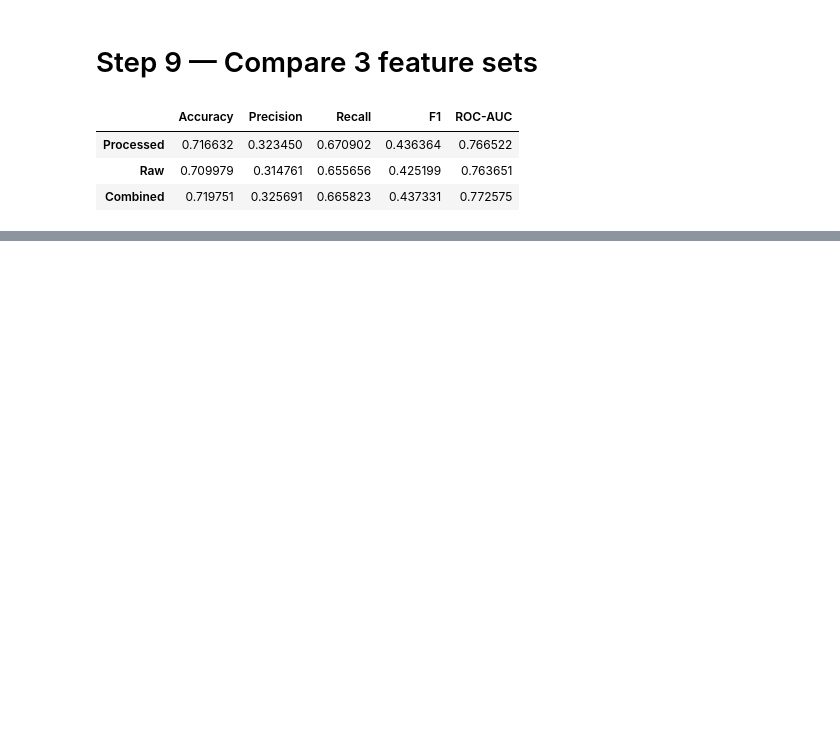
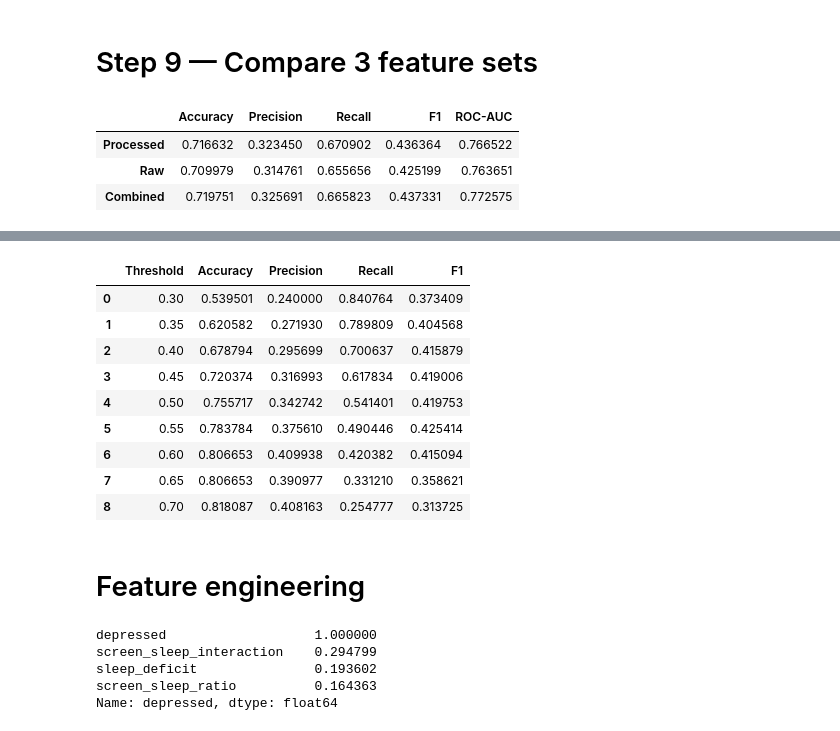
Before and after one commit to Muzammil-Ansari-17/Depression_Risk_Prediction, a Jupyter notebook: DRP.ipynb, the cells around one changed output, grey strips where cells are left out. Cells and saved outputs as stored; diff of their text form; code cells hidden in the pictures; blank space fills up the shorter version.

```diff
--- a/DRP.ipynb
+++ b/DRP.ipynb
@@ -650,0 +849,10 @@ models = {
+# %%
+grid = GridSearchCV(
+    estimator=log_pipe,
+    param_grid=param_grid,
+    scoring='f1',
+    cv=cv,
+    n_jobs=-1
+)
+
+grid.fit(X_train, y_train)
@@ -650,0 +889,13 @@ models = {
+# %%
+final_log_model = Pipeline([
+    ('preprocessor', prep),
+    ('classifier', LogisticRegression(
+        C=0.01,
+        class_weight={0: 1, 1: 4},
+        solver='lbfgs',
+        max_iter=2000,
+        random_state=42
+    ))
+])
+# %%
+final_log_model.fit(X_train, y_train)
@@ -650,0 +920,2 @@ models = {
+# %%
+y_prob_final = final_log_model.predict_proba(X_test)[:, 1]
@@ -650,0 +947,31 @@ models = {
+# %%
+thresholds = [0.30, 0.35, 0.40, 0.45, 0.50, 0.55, 0.60, 0.65, 0.70]
+
+threshold_results = []
+
+for threshold in thresholds:
+
+    y_pred_threshold = (y_prob_final >= threshold).astype(int)
+
+    threshold_results.append({
+        'Threshold': threshold,
+        'Accuracy': accuracy_score(y_test, y_pred_threshold),
+        'Precision': precision_score(y_test, y_pred_threshold),
+        'Recall': recall_score(y_test, y_pred_threshold),
+        'F1': f1_score(y_test, y_pred_threshold)
+    })
+
+threshold_df = pd.DataFrame(threshold_results)
+
+threshold_df
+# %% [output]
+|  | Threshold | Accuracy | Precision | Recall | F1 |
+| 0 | 0.30 | 0.539501 | 0.240000 | 0.840764 | 0.373409 |
+| 1 | 0.35 | 0.620582 | 0.271930 | 0.789809 | 0.404568 |
+| 2 | 0.40 | 0.678794 | 0.295699 | 0.700637 | 0.415879 |
+| 3 | 0.45 | 0.720374 | 0.316993 | 0.617834 | 0.419006 |
+| 4 | 0.50 | 0.755717 | 0.342742 | 0.541401 | 0.419753 |
+| 5 | 0.55 | 0.783784 | 0.375610 | 0.490446 | 0.425414 |
+| 6 | 0.60 | 0.806653 | 0.409938 | 0.420382 | 0.415094 |
+| 7 | 0.65 | 0.806653 | 0.390977 | 0.331210 | 0.358621 |
+| 8 | 0.70 | 0.818087 | 0.408163 | 0.254777 | 0.313725 |
@@ -650,0 +986,2 @@ models = {
+# %% [markdown]
+# Feature engineering
@@ -650,0 +1002,15 @@ models = {
+# %%
+df_model[
+    [
+        'screen_sleep_interaction',
+        'sleep_deficit',
+        'screen_sleep_ratio',
+        'depressed'
+    ]
+].corr()['depressed'].sort_values(ascending=False)
+# %% [output]
+depressed                   1.000000
+screen_sleep_interaction    0.294799
+sleep_deficit               0.193602
+screen_sleep_ratio          0.164363
+Name: depressed, dtype: float64
```
Also changed, not shown: parts of 66 cells of this notebook.
